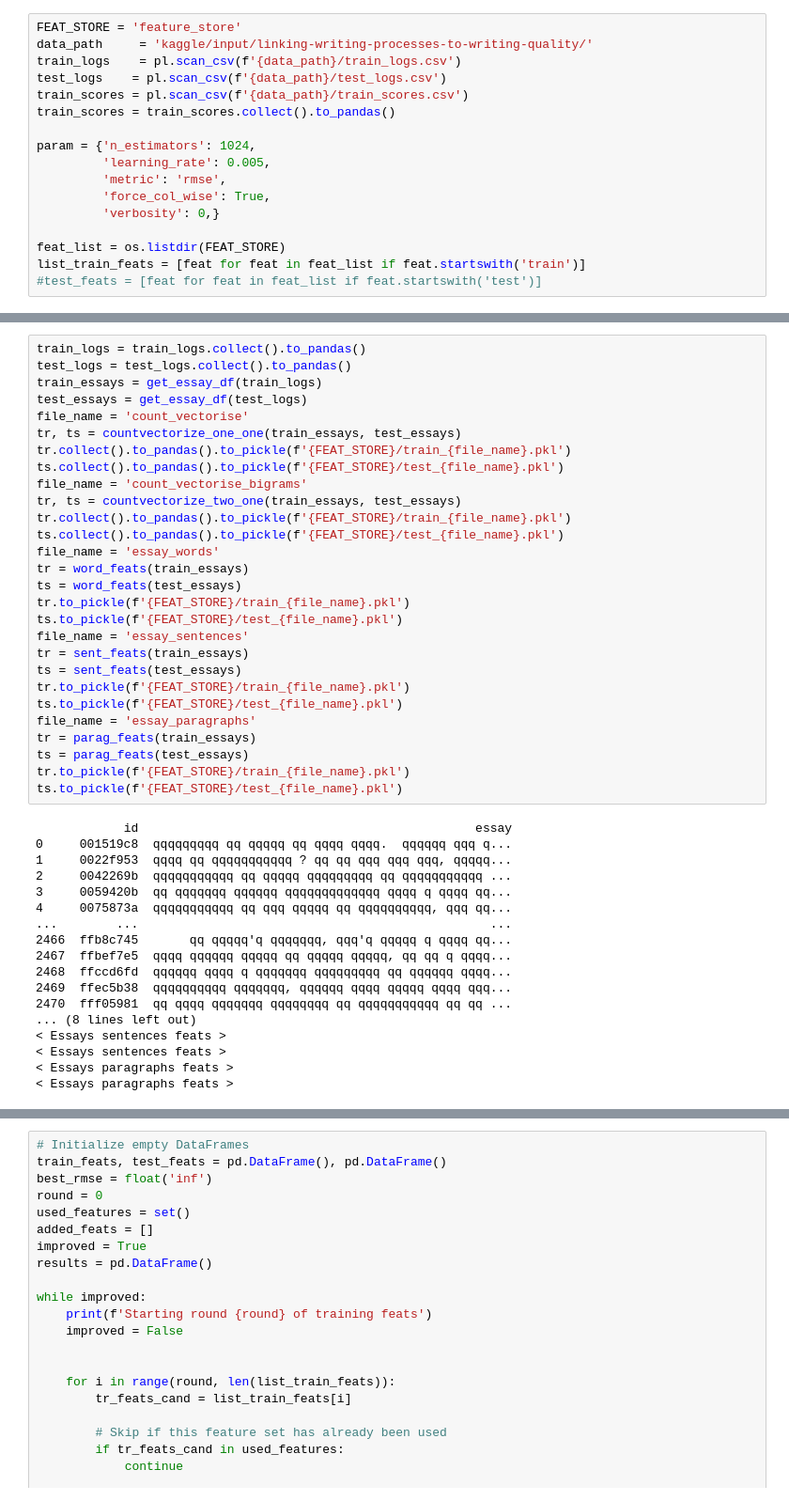
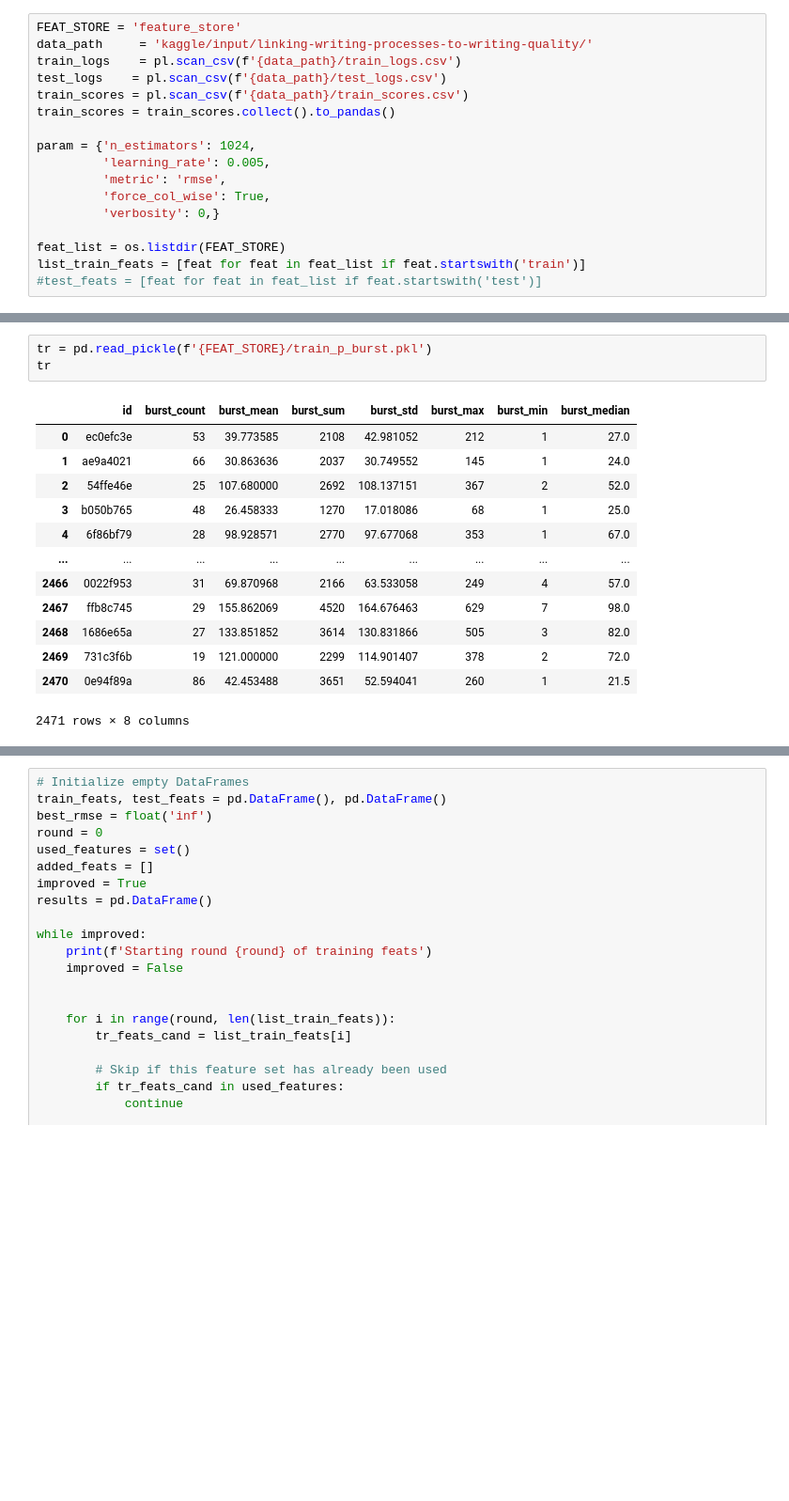
Before and after one commit to uallende/linking_writing_quality, a Jupyter notebook: SPF_create_features.ipynb, the cells around one changed output, grey strips where cells are left out. Shown at 94% size. Drawn from its saved outputs; the diff is of its cells as text; blank space fills up the shorter version.

```diff
--- a/SPF_create_features.ipynb
+++ b/SPF_create_features.ipynb
@@ -34,46 +26,17 @@ tr_feats, ts_feats = get_keys_pressed_per_second(train_logs.collect().to_pandas(
-# %%
-train_logs = train_logs.collect().to_pandas()
-test_logs = test_logs.collect().to_pandas()
-train_essays = get_essay_df(train_logs)
-test_essays = get_essay_df(test_logs)
-file_name = 'count_vectorise'
-tr, ts = countvectorize_one_one(train_essays, test_essays)
-tr.collect().to_pandas().to_pickle(f'{FEAT_STORE}/train_{file_name}.pkl')
-ts.collect().to_pandas().to_pickle(f'{FEAT_STORE}/test_{file_name}.pkl')
-file_name = 'count_vectorise_bigrams'
-tr, ts = countvectorize_two_one(train_essays, test_essays)
-tr.collect().to_pandas().to_pickle(f'{FEAT_STORE}/train_{file_name}.pkl')
-ts.collect().to_pandas().to_pickle(f'{FEAT_STORE}/test_{file_name}.pkl')
-file_name = 'essay_words'
-tr = word_feats(train_essays)
-ts = word_feats(test_essays)
-tr.to_pickle(f'{FEAT_STORE}/train_{file_name}.pkl')
-ts.to_pickle(f'{FEAT_STORE}/test_{file_name}.pkl')
-file_name = 'essay_sentences'
-tr = sent_feats(train_essays)
-ts = sent_feats(test_essays)
-tr.to_pickle(f'{FEAT_STORE}/train_{file_name}.pkl')
-ts.to_pickle(f'{FEAT_STORE}/test_{file_name}.pkl')
-file_name = 'essay_paragraphs'
-tr = parag_feats(train_essays)
-ts = parag_feats(test_essays)
-tr.to_pickle(f'{FEAT_STORE}/train_{file_name}.pkl')
-ts.to_pickle(f'{FEAT_STORE}/test_{file_name}.pkl')
-# %% [output]
-            id                                              essay
-0     001519c8  qqqqqqqqq qq qqqqq qq qqqq qqqq.  qqqqqq qqq q...
-1     0022f953  qqqq qq qqqqqqqqqqq ? qq qq qqq qqq qqq, qqqqq...
-2     0042269b  qqqqqqqqqqq qq qqqqq qqqqqqqqq qq qqqqqqqqqqq ...
-3     0059420b  qq qqqqqqq qqqqqq qqqqqqqqqqqqq qqqq q qqqq qq...
-4     0075873a  qqqqqqqqqqq qq qqq qqqqq qq qqqqqqqqqq, qqq qq...
-...        ...                                                ...
-2466  ffb8c745       qq qqqqq'q qqqqqqq, qqq'q qqqqq q qqqq qq...
-2467  ffbef7e5  qqqq qqqqqq qqqqq qq qqqqq qqqqq, qq qq q qqqq...
-2468  ffccd6fd  qqqqqq qqqq q qqqqqqq qqqqqqqqq qq qqqqqq qqqq...
-2469  ffec5b38  qqqqqqqqqq qqqqqqq, qqqqqq qqqq qqqqq qqqq qqq...
-2470  fff05981  qq qqqq qqqqqqq qqqqqqqq qq qqqqqqqqqqq qq qq ...
-... (8 lines left out)
-< Essays sentences feats >
-< Essays sentences feats >
-< Essays paragraphs feats >
-< Essays paragraphs feats >
+# %%
+tr = pd.read_pickle(f'{FEAT_STORE}/train_p_burst.pkl')
+tr
+# %% [output]
+|  | id | burst_count | burst_mean | burst_sum | burst_std | burst_max | burst_min | burst_median |
+| 0 | ec0efc3e | 53 | 39.773585 | 2108 | 42.981052 | 212 | 1 | 27.0 |
+| 1 | ae9a4021 | 66 | 30.863636 | 2037 | 30.749552 | 145 | 1 | 24.0 |
+| 2 | 54ffe46e | 25 | 107.680000 | 2692 | 108.137151 | 367 | 2 | 52.0 |
+| 3 | b050b765 | 48 | 26.458333 | 1270 | 17.018086 | 68 | 1 | 25.0 |
+| 4 | 6f86bf79 | 28 | 98.928571 | 2770 | 97.677068 | 353 | 1 | 67.0 |
+| ... | ... | ... | ... | ... | ... | ... | ... | ... |
+| 2466 | 0022f953 | 31 | 69.870968 | 2166 | 63.533058 | 249 | 4 | 57.0 |
+| 2467 | ffb8c745 | 29 | 155.862069 | 4520 | 164.676463 | 629 | 7 | 98.0 |
+| 2468 | 1686e65a | 27 | 133.851852 | 3614 | 130.831866 | 505 | 3 | 82.0 |
+| 2469 | 731c3f6b | 19 | 121.000000 | 2299 | 114.901407 | 378 | 2 | 72.0 |
+| 2470 | 0e94f89a | 86 | 42.453488 | 3651 | 52.594041 | 260 | 1 | 21.5 |
+2471 rows × 8 columns
```
Also changed, not shown: parts of 3 cells of this notebook, 2 other files.
